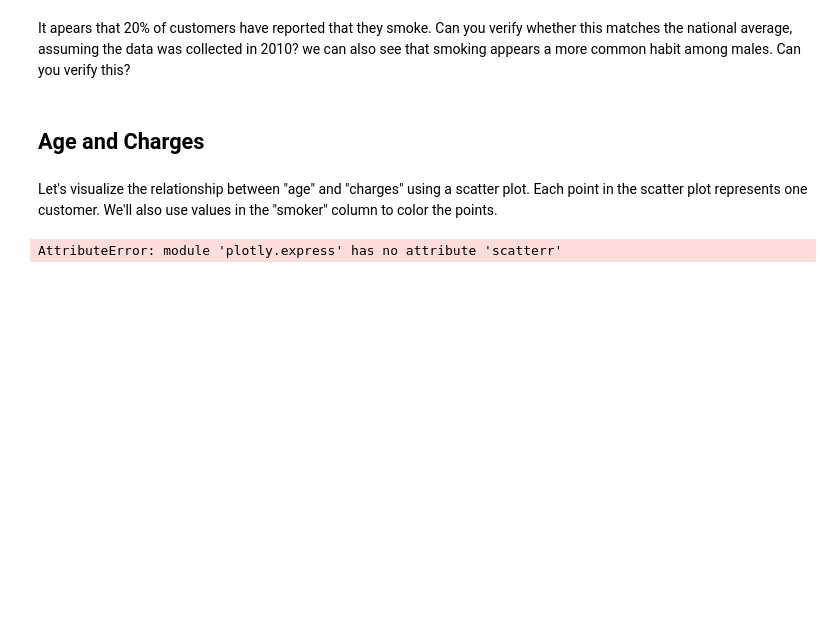
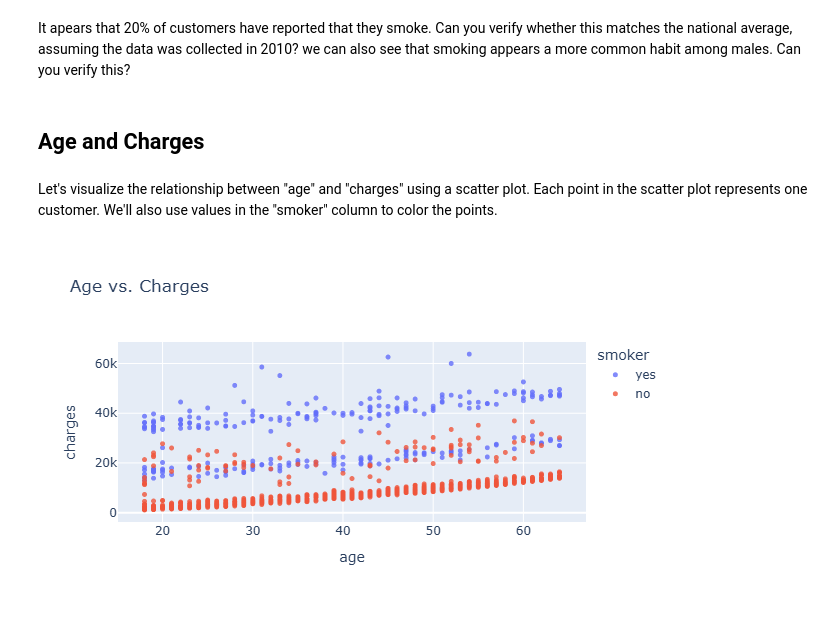
Before and after one commit to IshanWijekoon/medical-expense-prediction, a Jupyter notebook: prediction.ipynb, the cells around one changed output. Saved outputs shown, nothing was run; the diff lists cells and outputs as text; code cells hidden in the pictures; blank space fills up the shorter version.

Commit message:
done visualizatiom

```diff
--- a/prediction.ipynb
+++ b/prediction.ipynb
@@ -184,14 +184,14 @@ It apears that 20% of customers have reported that they smoke. Can you verify wh
 # %% [markdown]
 Let's visualize the relationship between "age" and "charges" using a scatter plot. Each point in the scatter plot represents one customer. We'll also use values in the "smoker" column to color the points.
 # %%
-fig = px.scatterr(medical_df,
+fig = px.scatter(medical_df,
                   x = 'age',
                   y='charges',
                   color='smoker',
                   opacity=0.8,
                   hover_data=['sex'],
                   title='Age vs. Charges')
 fig.update_traces(marker_size = 5)
 fig.show()
 # %% [output]
-AttributeError: module 'plotly.express' has no attribute 'scatterr'
+[figure, added]
```
Also changed, not shown: parts of 16 cells of this notebook.
